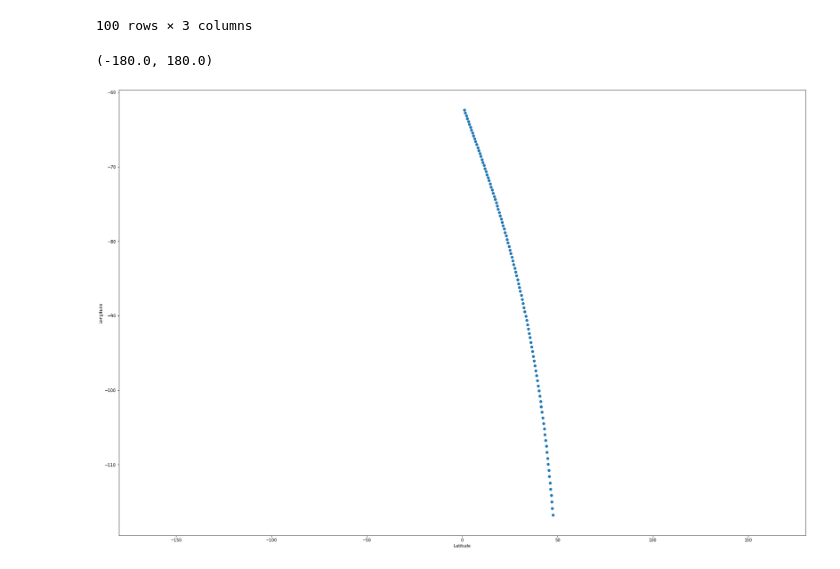
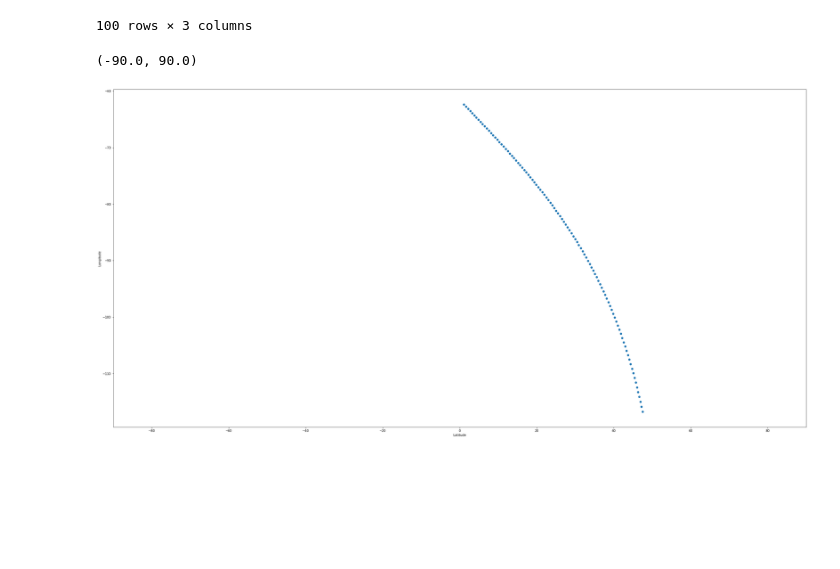
Before and after one commit to alexsseva/Seva, a Jupyter notebook: mod-5-iss.ipynb, the cells around one changed output. Saved outputs shown, nothing was run; the diff lists cells and outputs as text; code cells hidden in the pictures; blank space fills up the shorter version.

```diff
--- a/mod-5-iss.ipynb
+++ b/mod-5-iss.ipynb
@@ -42,13 +42,13 @@ df
 | 99 | 1.1037 | -62.3754 | 1658813001 |
 100 rows × 3 columns
 # %%
-fig = plt.figure(figsize=(30,20))
+fig = plt.figure(figsize=(40,20))
 ax = fig.add_subplot()
 ax.scatter(latList,lonList)
 plt.xlabel('Latitude')
 plt.ylabel('Longitude')
 ax.set_xlim([-90, 90])
-ax.set_xlim([-180, 180])
+ax.set_xlim([-90, 90])
 # %% [output]
-(-180.0, 180.0)
+(-90.0, 90.0)
-[figure, old version]
+[figure, new version]
```
Also changed, not shown: 1 other file.
